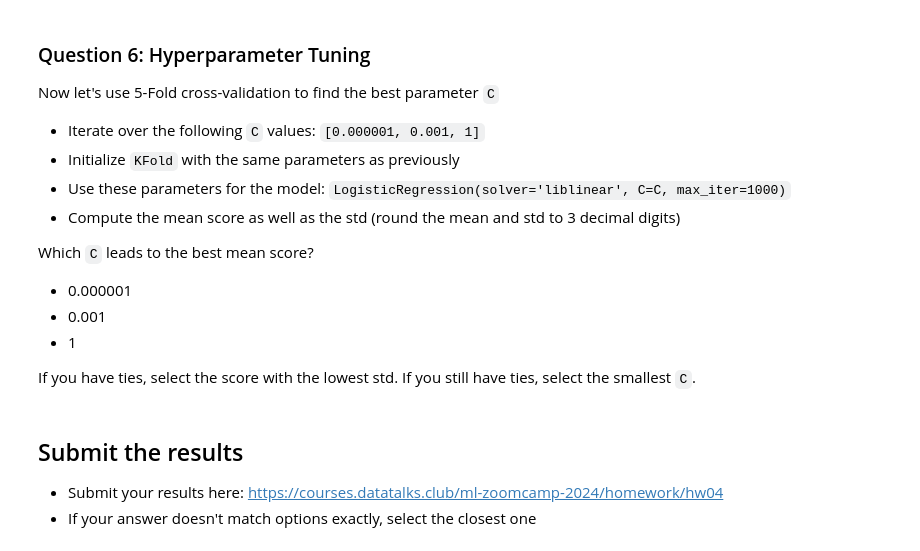
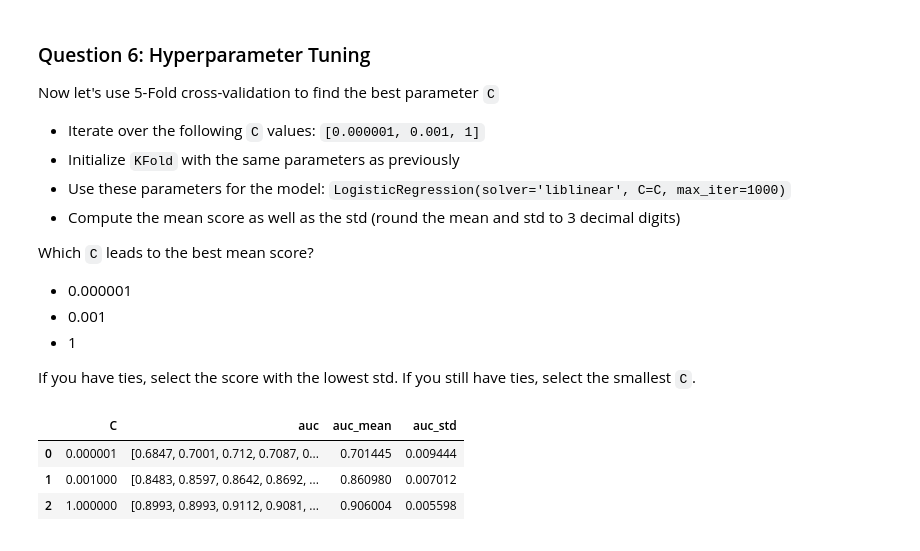
Before and after one commit to VolodymyrBil/project1_yanqing-song, a Jupyter notebook: 04-evaluation.ipynb, the cells around one changed output. Cells and saved outputs as stored; diff of their text form; code cells hidden in the pictures.

Commit message:
update homework4

```diff
--- a/04-evaluation.ipynb
+++ b/04-evaluation.ipynb
@@ -134,3 +234,20 @@ How large is standard deviation of the scores across different folds?
 - 0.006
 - 0.06
 - 0.26
+# %%
+def kfold_logistic_reg(X_train_val, y_train_val, n_splits=5, C=1.0):
+    aucs = []
+    kf = KFold(n_splits, shuffle=True, random_state=1)
+    for train_idx, val_idx in kf.split(X_train_val):
+        X_train = X_train_val.iloc[train_idx]
+        X_val = X_train_val.iloc[val_idx]
+        y_train = y_train_val.iloc[train_idx]
+        y_val = y_train_val.iloc[val_idx]
+
+        auc, _ = logistic_reg(X_train, X_val, y_train, y_val, C=C)
+        aucs.append(auc)
+    return aucs
+
+
+aucs = kfold_logistic_reg(X_train_val, y_train_val)
+aucs, np.mean(aucs), np.std(aucs)
@@ -151,8 +276,15 @@ Which `C` leads to the best mean score?
 - 1
 
 If you have ties, select the score with the lowest std. If you still have ties, select the smallest `C`.
-# %% [markdown]
-## Submit the results
-
-* Submit your results here: https://courses.datatalks.club/ml-zoomcamp-2024/homework/hw04
-* If your answer doesn't match options exactly, select the closest one
+# %%
+auc_stat = []
+for C in [0.000001, 0.001, 1]:
+    aucs = kfold_logistic_reg(X_train_val, y_train_val, C=C)
+    auc_stat.append((C, np.round(aucs,4), np.mean(aucs), np.std(aucs)))
+
+pd.DataFrame(auc_stat,columns=['C','auc','auc_mean','auc_std'])
+# %% [output]
+|  | C | auc | auc_mean | auc_std |
+| 0 | 0.000001 | [0.6847, 0.7001, 0.712, 0.7087, 0... | 0.701445 | 0.009444 |
+| 1 | 0.001000 | [0.8483, 0.8597, 0.8642, 0.8692, ... | 0.860980 | 0.007012 |
+| 2 | 1.000000 | [0.8993, 0.8993, 0.9112, 0.9081, ... | 0.906004 | 0.005598 |
```
Also changed, not shown: parts of 11 cells of this notebook, 1 other file.
